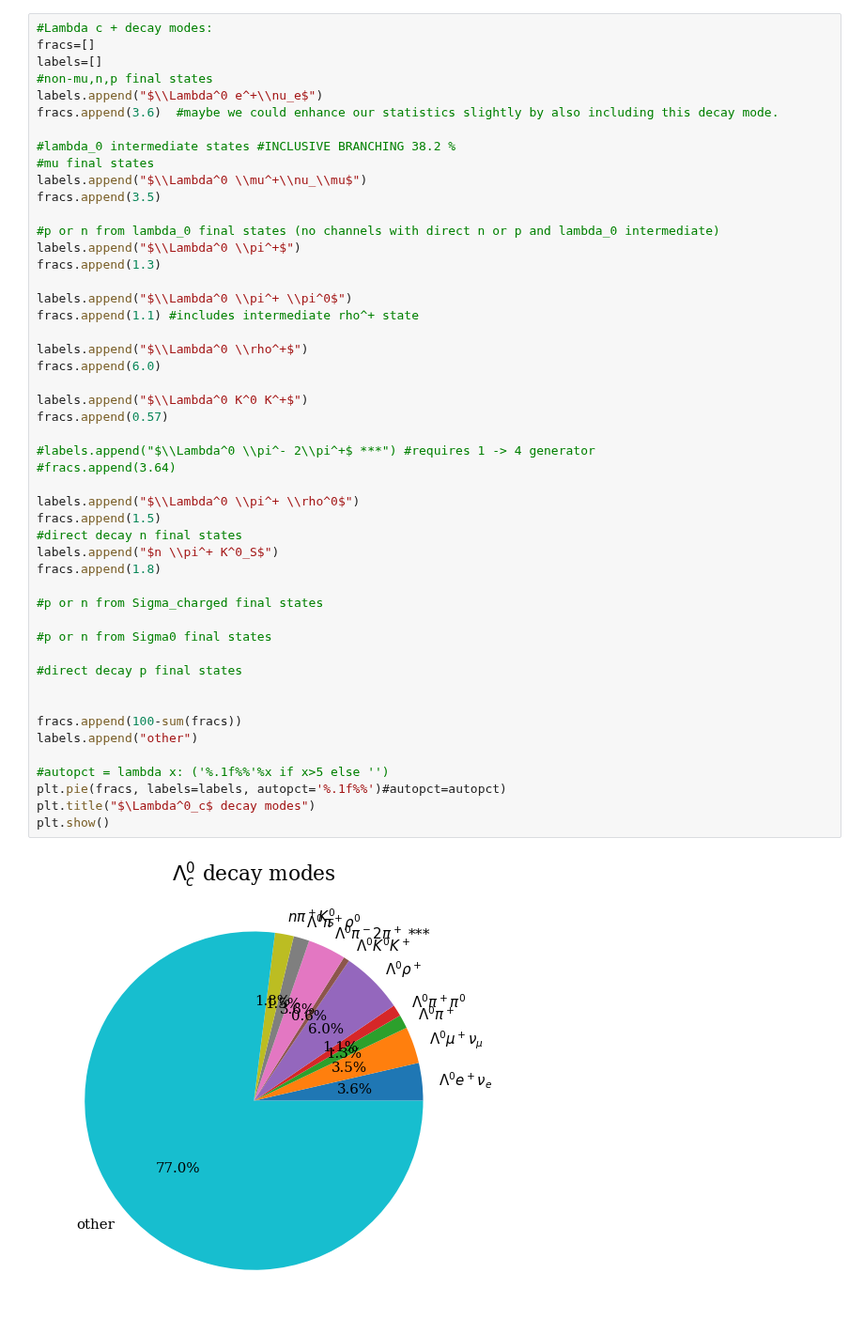
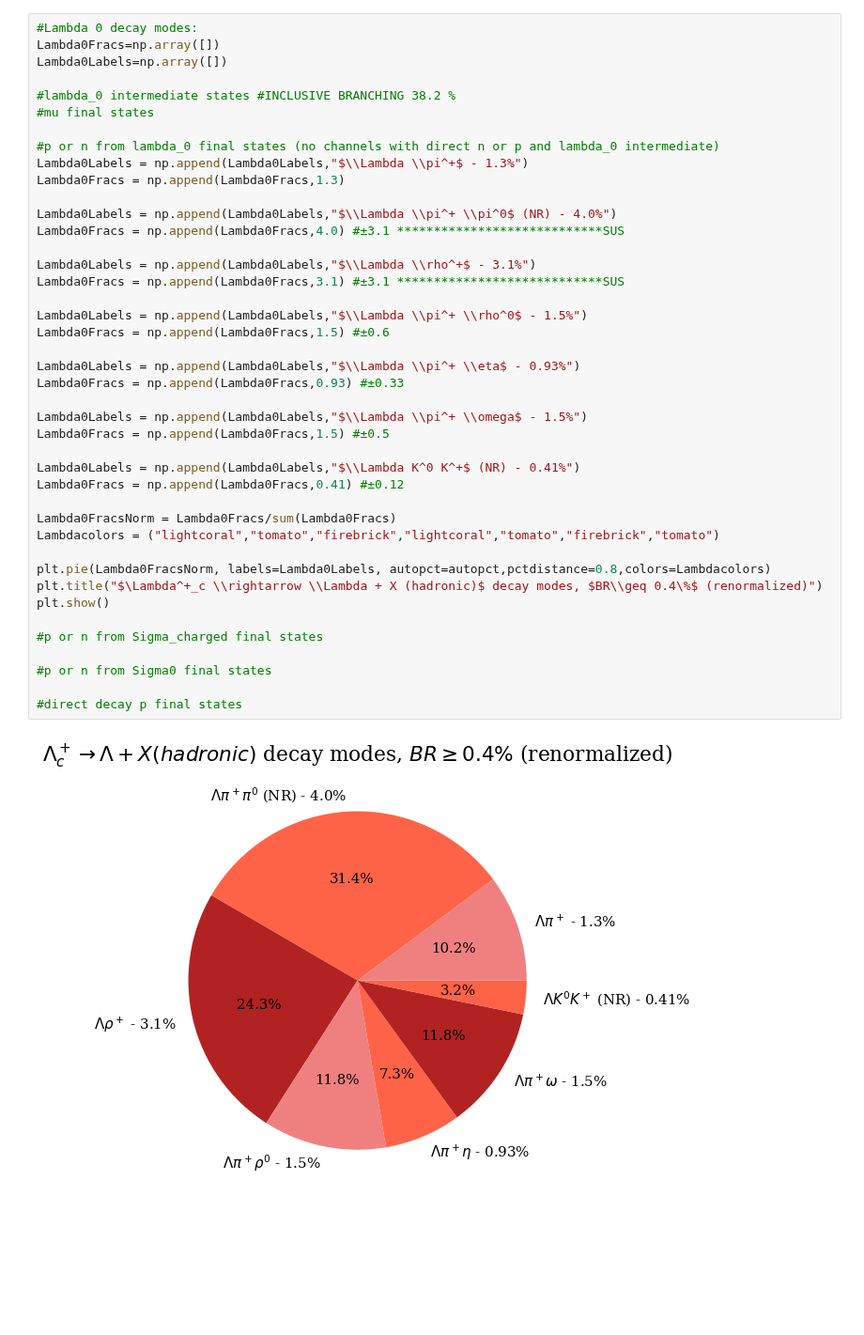
Before and after one commit to sebouh137/fcal_sim, a Jupyter notebook: PiCharts.ipynb, the cells around one changed output. Shown at 94% size. Cells and saved outputs as stored; diff of their text form; blank space fills up the shorter version.

```diff
--- a/PiCharts.ipynb
+++ b/PiCharts.ipynb
@@ -81,51 +120,44 @@ plt.show()
 # %%
-#Lambda c + decay modes:
-fracs=[]
-labels=[]
-#non-mu,n,p final states
-labels.append("$\\Lambda^0 e^+\\nu_e$")
-fracs.append(3.6)  #maybe we could enhance our statistics slightly by also including this decay mode.
+#Lambda 0 decay modes:
+Lambda0Fracs=np.array([])
+Lambda0Labels=np.array([])
 
 #lambda_0 intermediate states #INCLUSIVE BRANCHING 38.2 %
 #mu final states
-labels.append("$\\Lambda^0 \\mu^+\\nu_\\mu$")
-fracs.append(3.5)
 
 #p or n from lambda_0 final states (no channels with direct n or p and lambda_0 intermediate)
-labels.append("$\\Lambda^0 \\pi^+$")
-fracs.append(1.3)
+Lambda0Labels = np.append(Lambda0Labels,"$\\Lambda \\pi^+$ - 1.3%")
+Lambda0Fracs = np.append(Lambda0Fracs,1.3)
 
-labels.append("$\\Lambda^0 \\pi^+ \\pi^0$")
-fracs.append(1.1) #includes intermediate rho^+ state
+Lambda0Labels = np.append(Lambda0Labels,"$\\Lambda \\pi^+ \\pi^0$ (NR) - 4.0%")
+Lambda0Fracs = np.append(Lambda0Fracs,4.0) #±3.1 ****************************SUS
 
-labels.append("$\\Lambda^0 \\rho^+$")
-fracs.append(6.0)
+Lambda0Labels = np.append(Lambda0Labels,"$\\Lambda \\rho^+$ - 3.1%")
+Lambda0Fracs = np.append(Lambda0Fracs,3.1) #±3.1 ****************************SUS
 
-labels.append("$\\Lambda^0 K^0 K^+$")
-fracs.append(0.57)
+Lambda0Labels = np.append(Lambda0Labels,"$\\Lambda \\pi^+ \\rho^0$ - 1.5%")
+Lambda0Fracs = np.append(Lambda0Fracs,1.5) #±0.6
 
-#labels.append("$\\Lambda^0 \\pi^- 2\\pi^+$ ***") #requires 1 -> 4 generator
-#fracs.append(3.64)
+Lambda0Labels = np.append(Lambda0Labels,"$\\Lambda \\pi^+ \\eta$ - 0.93%")
+Lambda0Fracs = np.append(Lambda0Fracs,0.93) #±0.33
 
-labels.append("$\\Lambda^0 \\pi^+ \\rho^0$")
-fracs.append(1.5)
-#direct decay n final states
-labels.append("$n \\pi^+ K^0_S$")
-fracs.append(1.8)
+Lambda0Labels = np.append(Lambda0Labels,"$\\Lambda \\pi^+ \\omega$ - 1.5%")
+Lambda0Fracs = np.append(Lambda0Fracs,1.5) #±0.5
+
+Lambda0Labels = np.append(Lambda0Labels,"$\\Lambda K^0 K^+$ (NR) - 0.41%")
+Lambda0Fracs = np.append(Lambda0Fracs,0.41) #±0.12
+
+Lambda0FracsNorm = Lambda0Fracs/sum(Lambda0Fracs)
+Lambdacolors = ("lightcoral","tomato","firebrick","lightcoral","tomato","firebrick","tomato")
+
+plt.pie(Lambda0FracsNorm, labels=Lambda0Labels, autopct=autopct,pctdistance=0.8,colors=Lambdacolors)
+plt.title("$\Lambda^+_c \\rightarrow \\Lambda + X (hadronic)$ decay modes, $BR\\geq 0.4\%$ (renormalized)")
+plt.show()
 
 #p or n from Sigma_charged final states
 
 #p or n from Sigma0 final states
 
 #direct decay p final states
-
-
-fracs.append(100-sum(fracs))
-labels.append("other")
-
-#autopct = lambda x: ('%.1f%%'%x if x>5 else '')
-plt.pie(fracs, labels=labels, autopct='%.1f%%')#autopct=autopct)
-plt.title("$\Lambda^0_c$ decay modes")
-plt.show()
 # %% [output]
-[figure, old version]
+[figure, new version]
```
Also changed, not shown: parts of 7 cells of this notebook.
